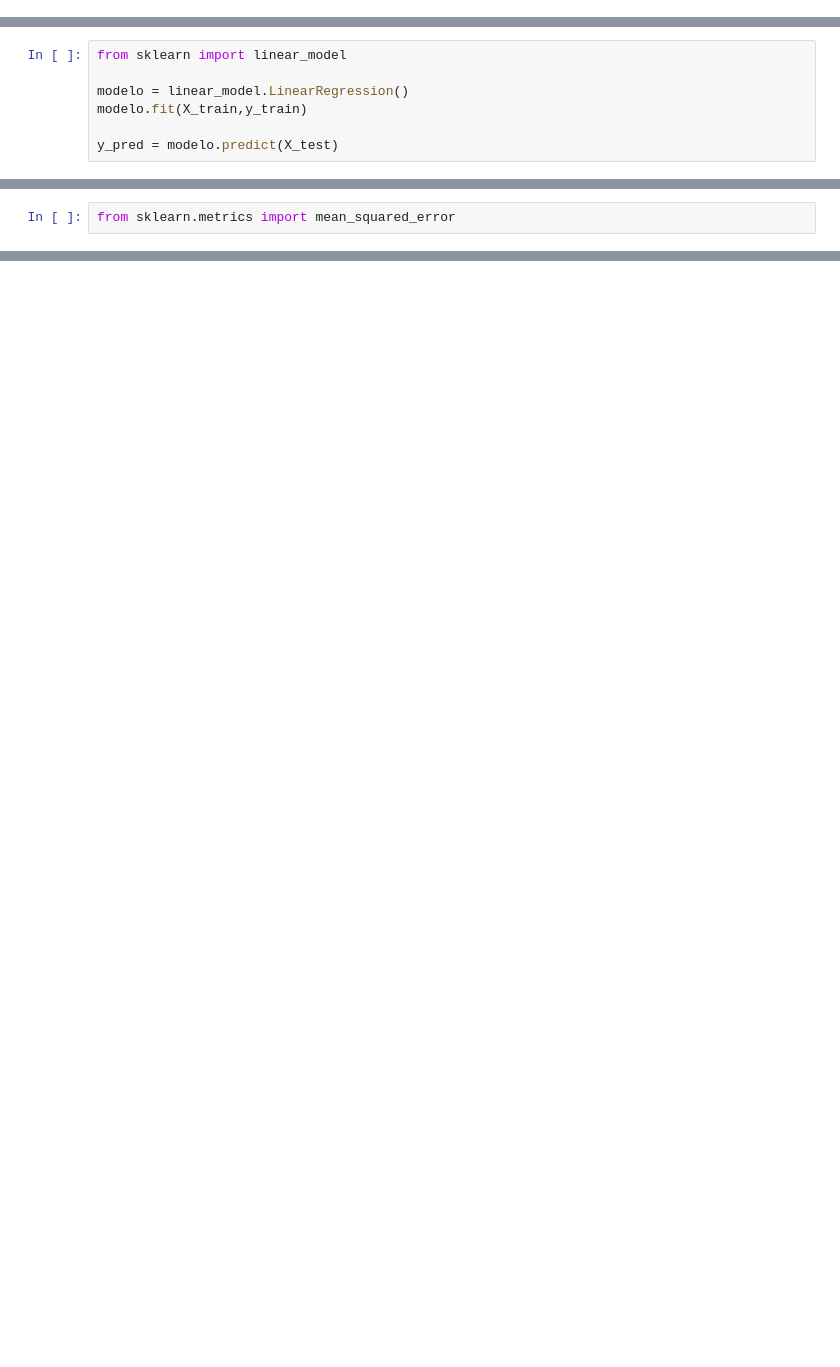
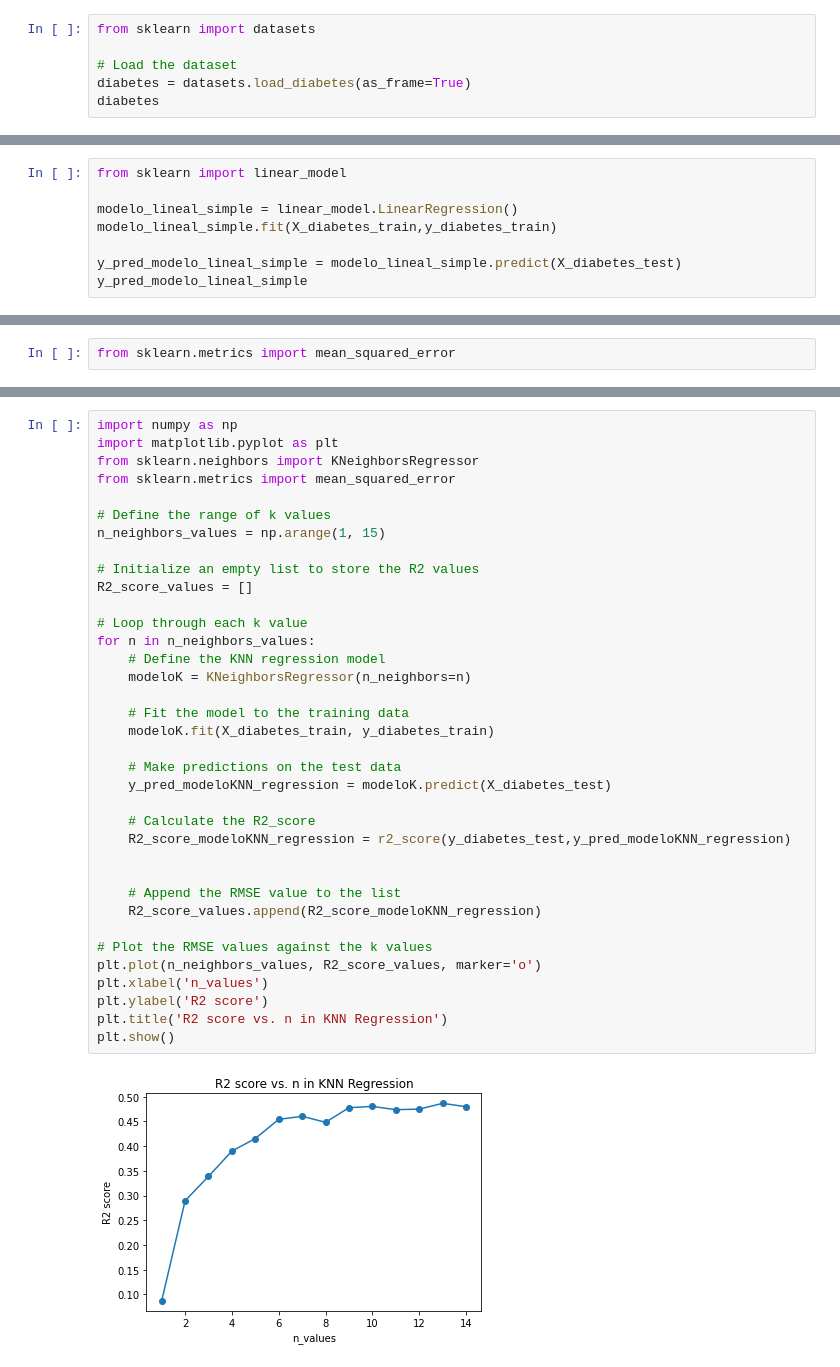
Before and after one commit to Sergio-Ibarra-1795/Diplomado_UNAM_DC_Full_gitHub, a Jupyter notebook: Modulo6_Aprendizaje_supervisado/Modulo6_08-Metricas-Regression.ipynb, the cells around one changed output, grey strips where cells are left out. Cells and saved outputs as stored; diff of their text form; blank space fills up the shorter version.

Commit message:
Creando Modulo06 practica08 Metricas Regression

```diff
--- a/Modulo6_Aprendizaje_supervisado/Modulo6_08-Metricas-Regression.ipynb
+++ b/Modulo6_Aprendizaje_supervisado/Modulo6_08-Metricas-Regression.ipynb
@@ -23,0 +13,6 @@ Entrenemos el modelo previamente definido y calculemos los valores predichos
+# %%
+from sklearn import datasets
+
+# Load the dataset
+diabetes = datasets.load_diabetes(as_frame=True)
+diabetes
@@ -24,7 +72,8 @@ Entrenemos el modelo previamente definido y calculemos los valores predichos
 # %%
 from sklearn import linear_model
 
-modelo = linear_model.LinearRegression()
-modelo.fit(X_train,y_train)
+modelo_lineal_simple = linear_model.LinearRegression()
+modelo_lineal_simple.fit(X_diabetes_train,y_diabetes_train)
 
-y_pred = modelo.predict(X_test)
+y_pred_modelo_lineal_simple = modelo_lineal_simple.predict(X_diabetes_test)
+y_pred_modelo_lineal_simple
@@ -87,0 +210,38 @@ RMSE
+# %%
+import numpy as np
+import matplotlib.pyplot as plt
+from sklearn.neighbors import KNeighborsRegressor
+from sklearn.metrics import mean_squared_error
+
+# Define the range of k values
+n_neighbors_values = np.arange(1, 15)
+
+# Initialize an empty list to store the R2 values
+R2_score_values = []
+
+# Loop through each k value
+for n in n_neighbors_values:
+    # Define the KNN regression model
+    modeloK = KNeighborsRegressor(n_neighbors=n)
+
+    # Fit the model to the training data
+    modeloK.fit(X_diabetes_train, y_diabetes_train)
+
+    # Make predictions on the test data
+    y_pred_modeloKNN_regression = modeloK.predict(X_diabetes_test)
+
+    # Calculate the R2_score
+    R2_score_modeloKNN_regression = r2_score(y_diabetes_test,y_pred_modeloKNN_regression)
+
+
+    # Append the RMSE value to the list
+    R2_score_values.append(R2_score_modeloKNN_regression)
+
+# Plot the RMSE values against the k values
+plt.plot(n_neighbors_values, R2_score_values, marker='o')
+plt.xlabel('n_values')
+plt.ylabel('R2 score')
+plt.title('R2 score vs. n in KNN Regression')
+plt.show()
+# %% [output]
+[figure, added]
```
Also changed, not shown: parts of 76 cells of this notebook, 1 other file.
